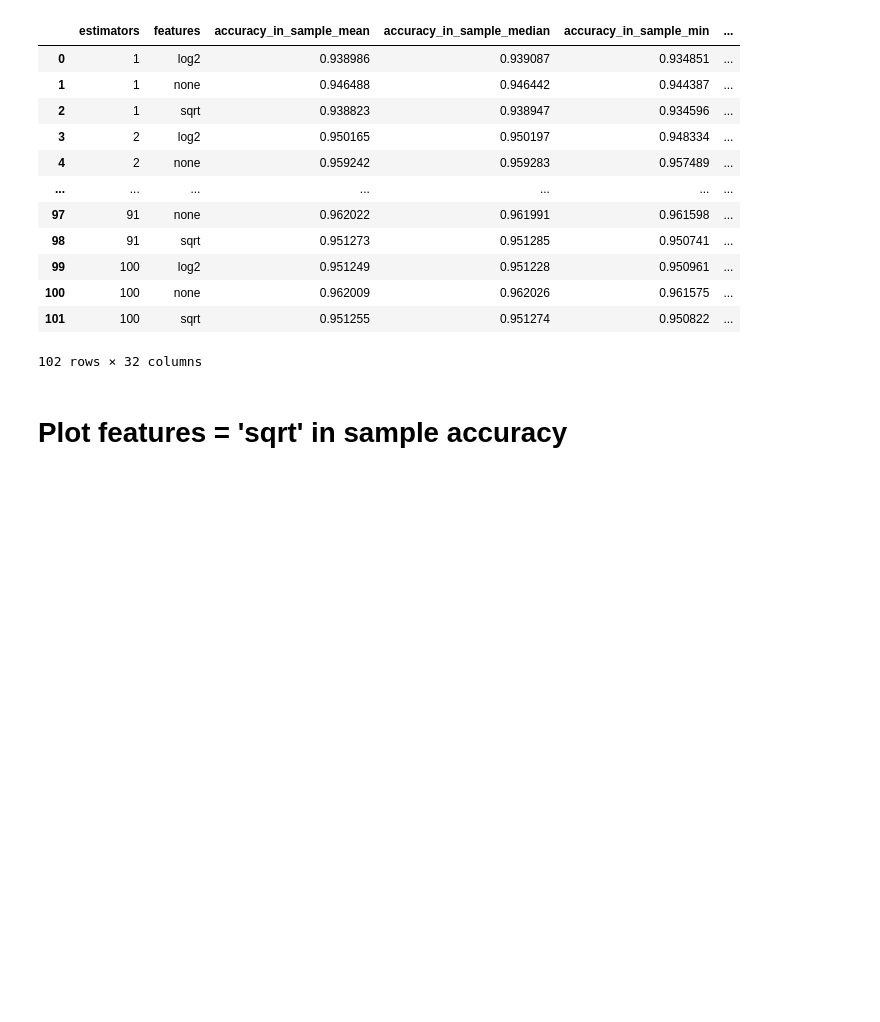
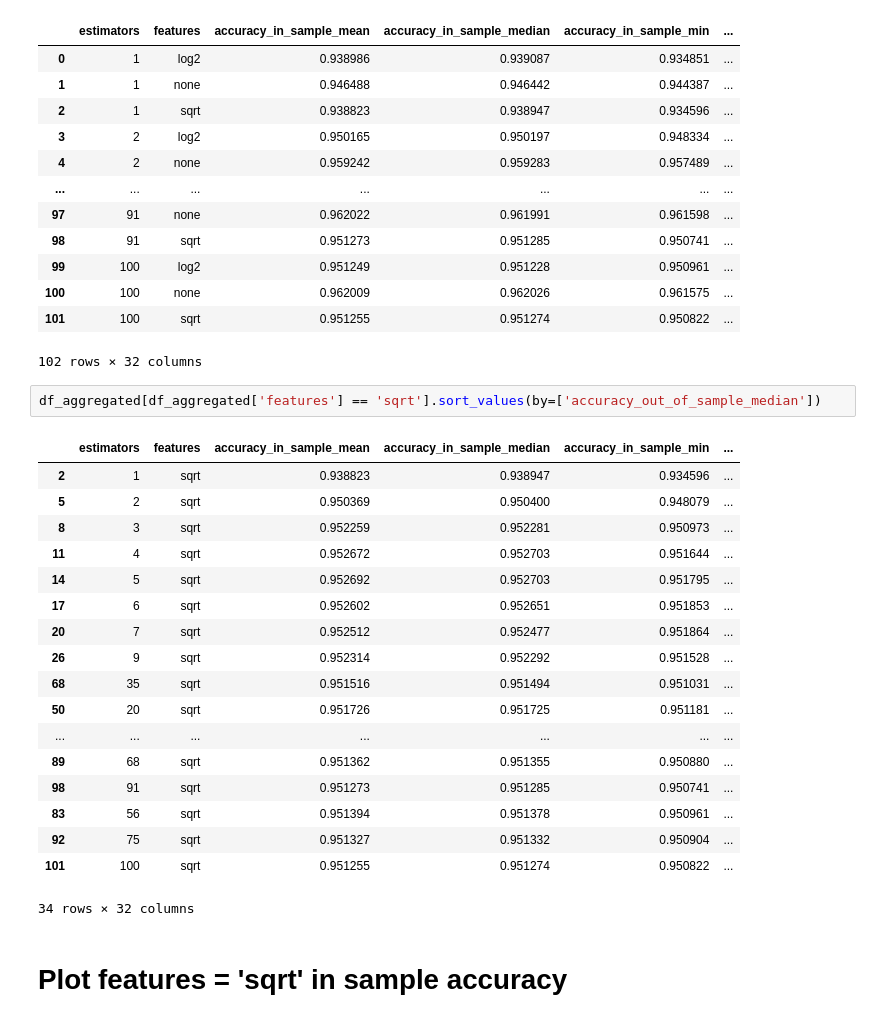
Before and after one commit to edward-b-1/Loan-Approval-Prediction, a Jupyter notebook: random_forest_3.ipynb, the cells around one changed output. Drawn from its saved outputs; the diff is of its cells as text; blank space fills up the shorter version.

```diff
--- a/random_forest_3.ipynb
+++ b/random_forest_3.ipynb
@@ -486,6 +486,27 @@ df_aggregated
 | 100 | 100 | none | 0.962009 | 0.962026 | 0.961575 | ... |
 | 101 | 100 | sqrt | 0.951255 | 0.951274 | 0.950822 | ... |
 102 rows × 32 columns
+# %%
+df_aggregated[df_aggregated['features'] == 'sqrt'].sort_values(by=['accuracy_out_of_sample_median'])
+# %% [output]
+|  | estimators | features | accuracy_in_sample_mean | accuracy_in_sample_median | accuracy_in_sample_min | ... |
+| 2 | 1 | sqrt | 0.938823 | 0.938947 | 0.934596 | ... |
+| 5 | 2 | sqrt | 0.950369 | 0.950400 | 0.948079 | ... |
+| 8 | 3 | sqrt | 0.952259 | 0.952281 | 0.950973 | ... |
+| 11 | 4 | sqrt | 0.952672 | 0.952703 | 0.951644 | ... |
+| 14 | 5 | sqrt | 0.952692 | 0.952703 | 0.951795 | ... |
+| 17 | 6 | sqrt | 0.952602 | 0.952651 | 0.951853 | ... |
+| 20 | 7 | sqrt | 0.952512 | 0.952477 | 0.951864 | ... |
+| 26 | 9 | sqrt | 0.952314 | 0.952292 | 0.951528 | ... |
+| 68 | 35 | sqrt | 0.951516 | 0.951494 | 0.951031 | ... |
+| 50 | 20 | sqrt | 0.951726 | 0.951725 | 0.951181 | ... |
+| ... | ... | ... | ... | ... | ... | ... |
+| 89 | 68 | sqrt | 0.951362 | 0.951355 | 0.950880 | ... |
+| 98 | 91 | sqrt | 0.951273 | 0.951285 | 0.950741 | ... |
+| 83 | 56 | sqrt | 0.951394 | 0.951378 | 0.950961 | ... |
+| 92 | 75 | sqrt | 0.951327 | 0.951332 | 0.950904 | ... |
+| 101 | 100 | sqrt | 0.951255 | 0.951274 | 0.950822 | ... |
+34 rows × 32 columns
 # %% [markdown]
 # Plot features = 'sqrt' in sample accuracy
 # %%
```
Also changed, not shown: parts of 1 cell of this notebook.
